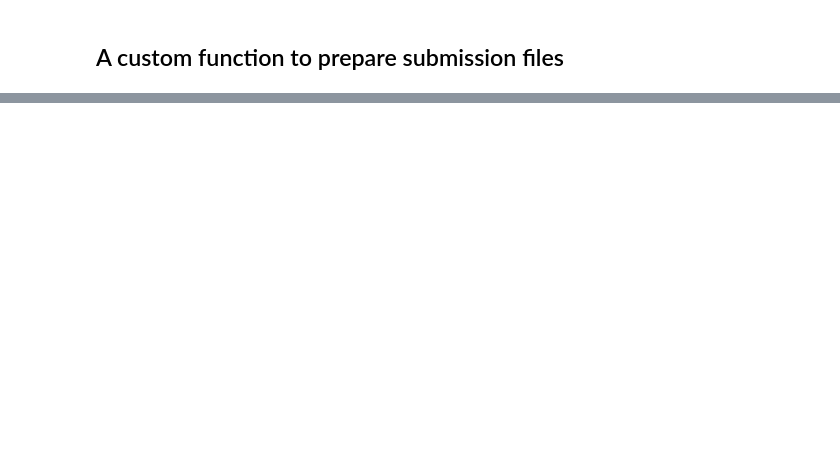
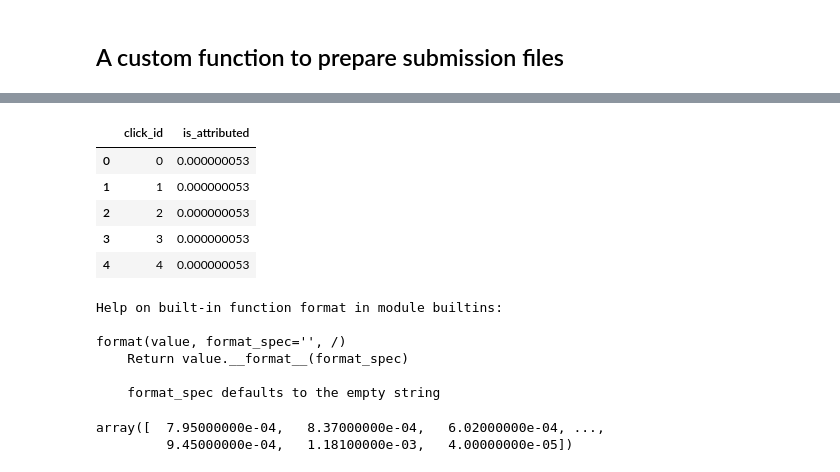
Before and after one commit to ayguno/User-click-detection-predictive-modeling, a Jupyter notebook: User-click-detection-predictive-modeling.ipynb, the cells around one changed output, grey strips where cells are left out. Saved outputs shown, nothing was run; the diff lists cells and outputs as text; code cells hidden in the pictures; blank space fills up the shorter version.

```diff
--- a/User-click-detection-predictive-modeling.ipynb
+++ b/User-click-detection-predictive-modeling.ipynb
@@ -1181,0 +1402,23 @@ import numpy as np
+# %%
+# This is the way to reformat the probabilities up to the 9th decimal points
+is_attributed = prediction_frames.probs_Ridge
+submission_frame = pd.DataFrame()
+submission_frame["click_id"] = click_id
+submission_frame["is_attributed"] = is_attributed.apply(lambda x: format(x,".9f"))
+submission_frame.head()
+# %% [output]
+|  | click_id | is_attributed |
+| 0 | 0 | 0.000000053 |
+| 1 | 1 | 0.000000053 |
+| 2 | 2 | 0.000000053 |
+| 3 | 3 | 0.000000053 |
+| 4 | 4 | 0.000000053 |
+# %%
+help(format)
+# %% [output]
+Help on built-in function format in module builtins:
+
+format(value, format_spec='', /)
+    Return value.__format__(format_spec)
+
+    format_spec defaults to the empty string
@@ -1181,0 +1430,5 @@ import numpy as np
+# %%
+np.around(probs_svc,6)
+# %% [output]
+array([  7.95000000e-04,   8.37000000e-04,   6.02000000e-04, ...,
+         9.45000000e-04,   1.18100000e-03,   4.00000000e-05])
```
Also changed, not shown: parts of 33 cells of this notebook.
